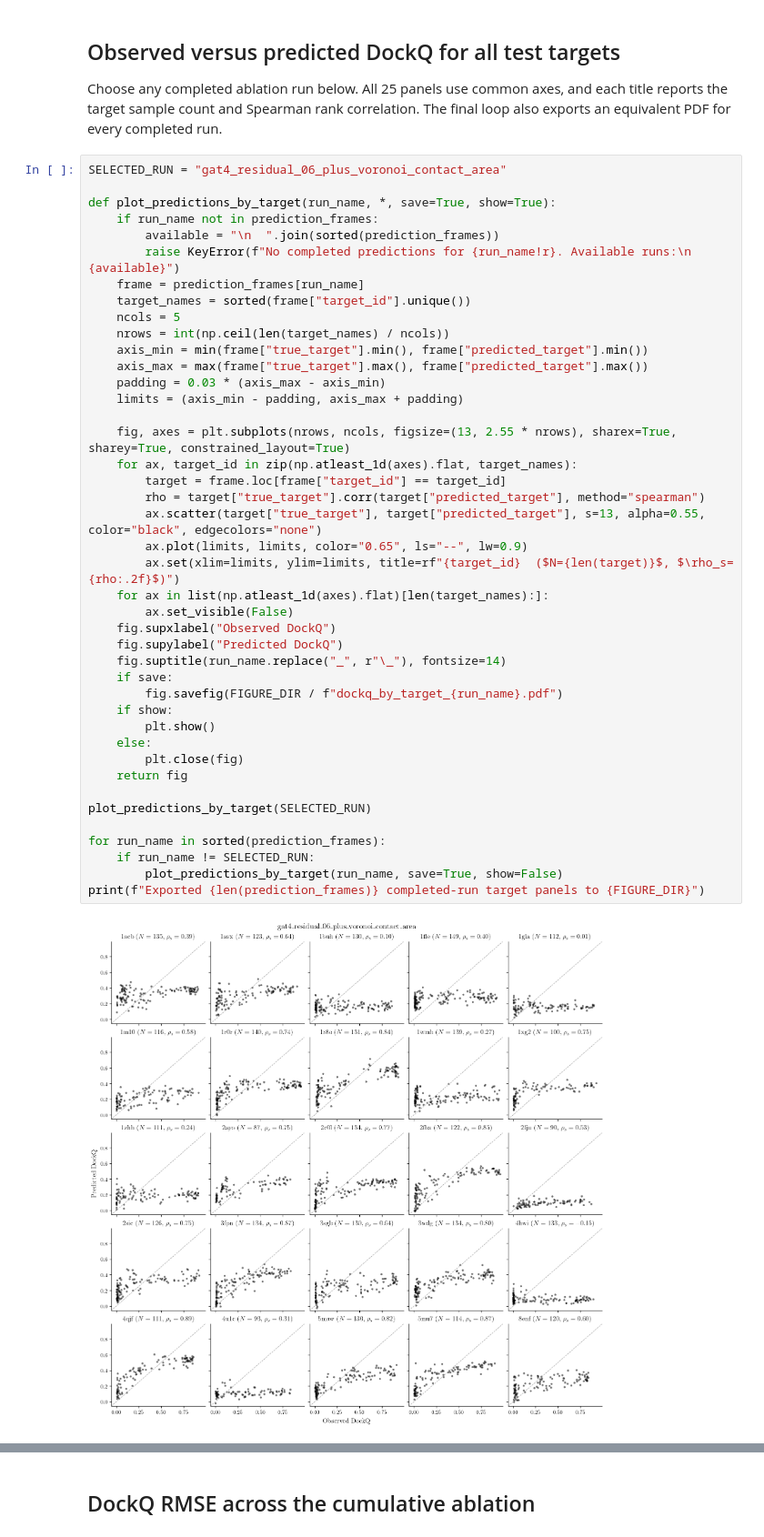
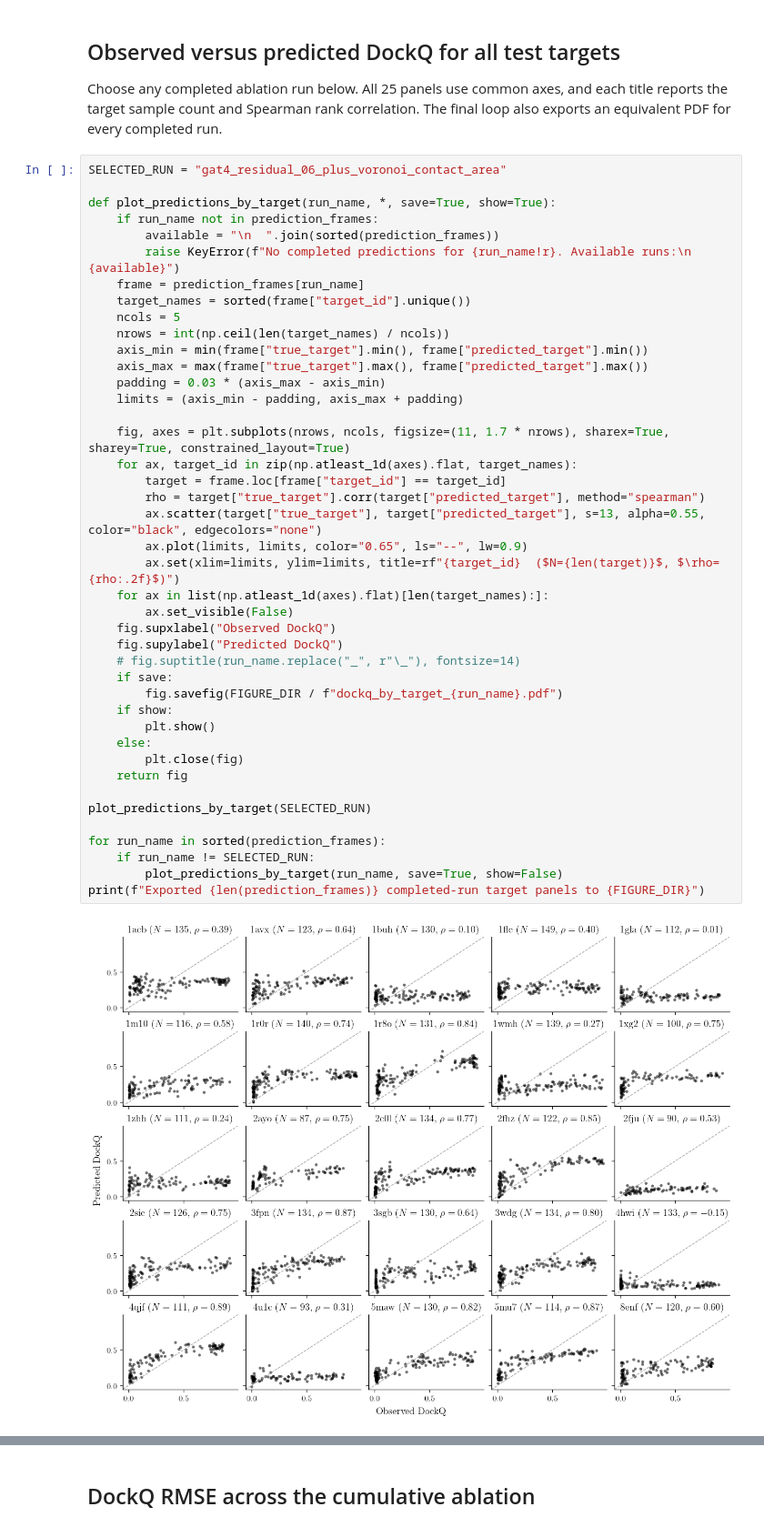
Before and after one commit to jakesumneryale/PPI-graph_autoencoder, a Jupyter notebook: gate_run/analyze_node_feature_ablation.ipynb, the cells around one changed output, grey strips where cells are left out. Shown at 91% size. Cells and saved outputs as stored; diff of their text form.

```diff
--- a/gate_run/analyze_node_feature_ablation.ipynb
+++ b/gate_run/analyze_node_feature_ablation.ipynb
@@ -125,37 +125,37 @@ def plot_predictions_by_target(run_name, *, save=True, show=True):
     nrows = int(np.ceil(len(target_names) / ncols))
     axis_min = min(frame["true_target"].min(), frame["predicted_target"].min())
     axis_max = max(frame["true_target"].max(), frame["predicted_target"].max())
     padding = 0.03 * (axis_max - axis_min)
     limits = (axis_min - padding, axis_max + padding)
 
-    fig, axes = plt.subplots(nrows, ncols, figsize=(13, 2.55 * nrows), sharex=True, sharey=True, constrained_layout=True)
+    fig, axes = plt.subplots(nrows, ncols, figsize=(11, 1.7 * nrows), sharex=True, sharey=True, constrained_layout=True)
     for ax, target_id in zip(np.atleast_1d(axes).flat, target_names):
         target = frame.loc[frame["target_id"] == target_id]
         rho = target["true_target"].corr(target["predicted_target"], method="spearman")
         ax.scatter(target["true_target"], target["predicted_target"], s=13, alpha=0.55, color="black", edgecolors="none")
         ax.plot(limits, limits, color="0.65", ls="--", lw=0.9)
-        ax.set(xlim=limits, ylim=limits, title=rf"{target_id}  ($N={len(target)}$, $\rho_s={rho:.2f}$)")
+        ax.set(xlim=limits, ylim=limits, title=rf"{target_id}  ($N={len(target)}$, $\rho={rho:.2f}$)")
     for ax in list(np.atleast_1d(axes).flat)[len(target_names):]:
         ax.set_visible(False)
     fig.supxlabel("Observed DockQ")
     fig.supylabel("Predicted DockQ")
-    fig.suptitle(run_name.replace("_", r"\_"), fontsize=14)
+    # fig.suptitle(run_name.replace("_", r"\_"), fontsize=14)
     if save:
         fig.savefig(FIGURE_DIR / f"dockq_by_target_{run_name}.pdf")
     if show:
         plt.show()
     else:
         plt.close(fig)
     return fig
 
 plot_predictions_by_target(SELECTED_RUN)
 
 for run_name in sorted(prediction_frames):
     if run_name != SELECTED_RUN:
         plot_predictions_by_target(run_name, save=True, show=False)
 print(f"Exported {len(prediction_frames)} completed-run target panels to {FIGURE_DIR}")
 # %% [output]
-[figure, old version]
+[figure, new version]
 Exported 11 completed-run target panels to /scratch/PPI-graph_autoencoder/gate_run/node_feature_ablation_lr5e-6/analysis_figures
 # %% [markdown]
 ## DockQ RMSE across the cumulative ablation
```
Also changed, not shown: parts of 1 cell of this notebook, 6 other files.
